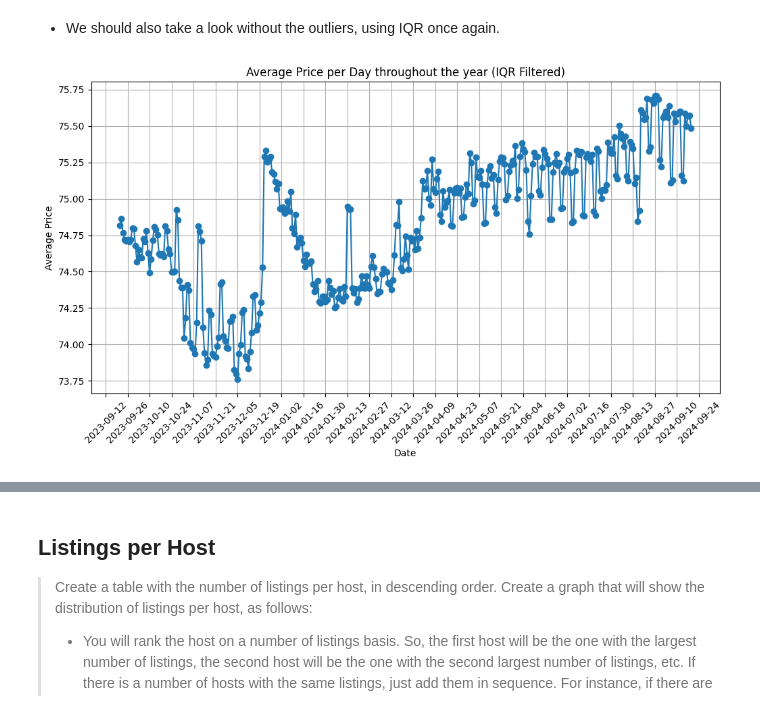
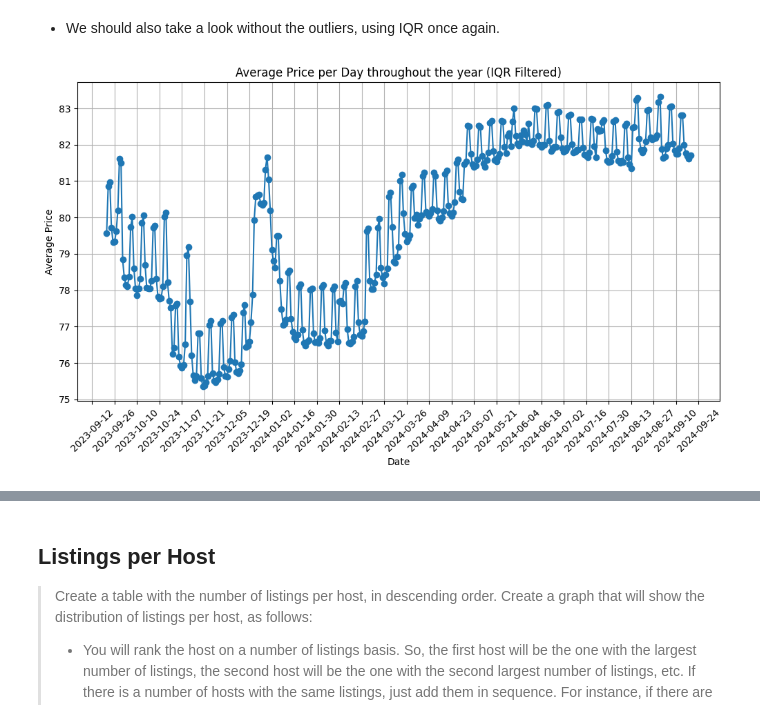
Before and after one commit to Mike-gag/AirBnBMarketAnalysis, a Jupyter notebook: airbnb_8200234_final.ipynb, the cells around one changed output, grey strips where cells are left out. Saved outputs shown, nothing was run; the diff lists cells and outputs as text; code cells hidden in the pictures.

```diff
--- a/airbnb_8200234_final.ipynb
+++ b/airbnb_8200234_final.ipynb
@@ -880,31 +720,24 @@ plt.show()
 # %%
 q1 = calendar_copy['price'].quantile(0.25)
 q3 = calendar_copy['price'].quantile(0.75)
-cleansed_data = calendar_copy[(calendar_copy['price'] >= q1) & (calendar_copy['price'] <= q3)]
-
 iqr = q3 - q1
-
-# Filter data within the defined range
-filtered_data = cleansed_data[(cleansed_data['price'] >= (q1 - 1.5 * iqr)) & (cleansed_data['price'] <= (q3 + 1.5 * iqr))]
-
-# Group by date and calculate the average price for the filtered data
+#keep data only between [q1-1.5iqr, q3+1.5iqr]
+filtered_data = calendar_copy[(calendar_copy['price'] >= (q1 - 1.5 * iqr)) & (calendar_copy['price'] <= (q3 + 1.5 * iqr))]
 average_price_by_date_filtered = filtered_data.groupby('date')['price'].mean()
 
-# Plot the graph
 plt.figure(figsize=(12, 6))
 plt.plot(average_price_by_date_filtered.index, average_price_by_date_filtered, marker='o', linestyle='-')
 plt.xlabel('Date')
 plt.ylabel('Average Price')
 plt.title('Average Price per Day throughout the year (IQR Filtered)')
 plt.xticks(rotation=45)
-
 # Set ticks every 2 weeks
 weeks = mdates.WeekdayLocator(interval=2)
 ax = plt.gca()
 ax.xaxis.set_major_locator(weeks)
-ax.xaxis.set_major_formatter(mdates.DateFormatter('%Y-%m-%d'))  # Customize the date format as needed.
+ax.xaxis.set_major_formatter(mdates.DateFormatter('%Y-%m-%d'))#format YYYY-MM-DD
 
 plt.grid(True)
 plt.show()
 # %% [output]
-[figure, old version]
+[figure, new version]
```
Also changed, not shown: parts of 44 cells of this notebook, 1 other file.
